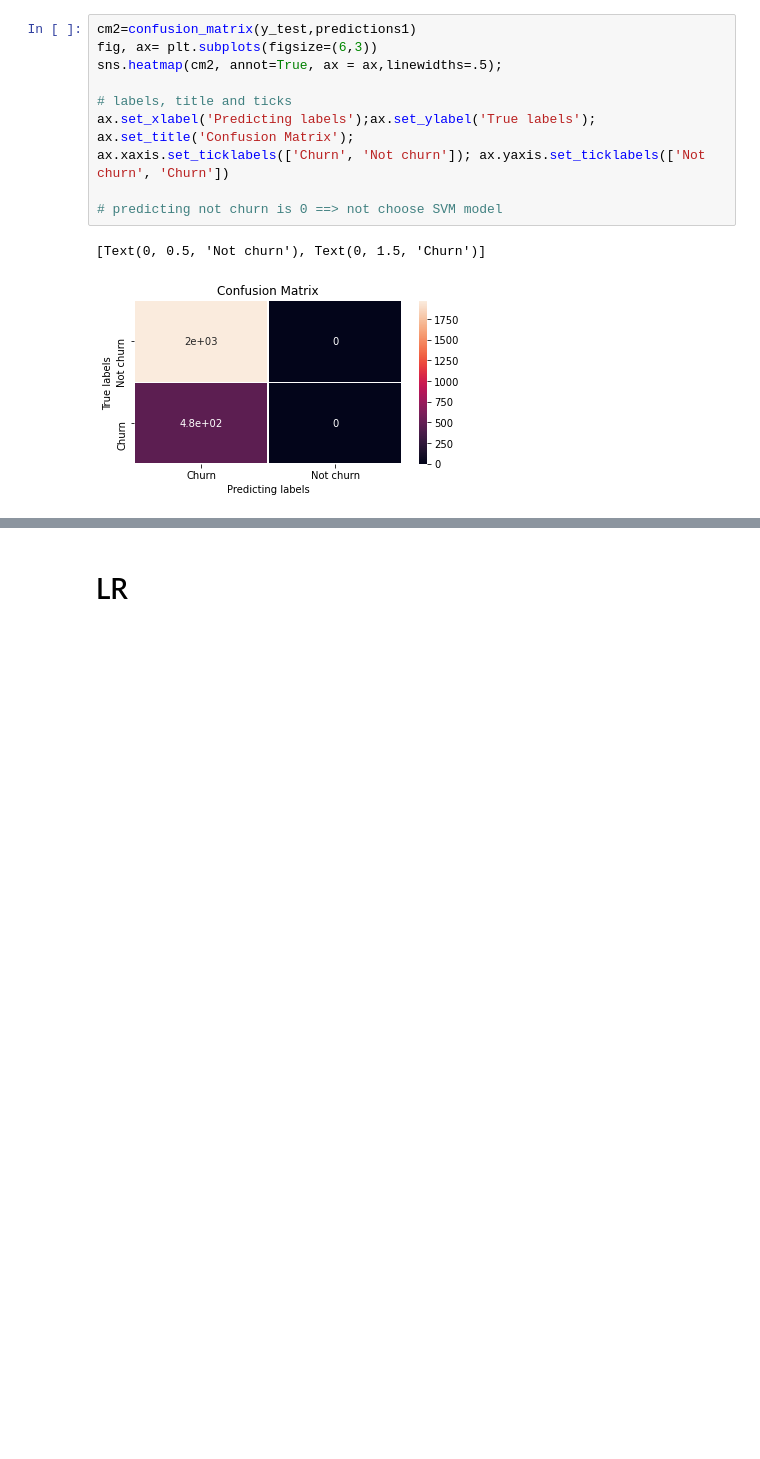
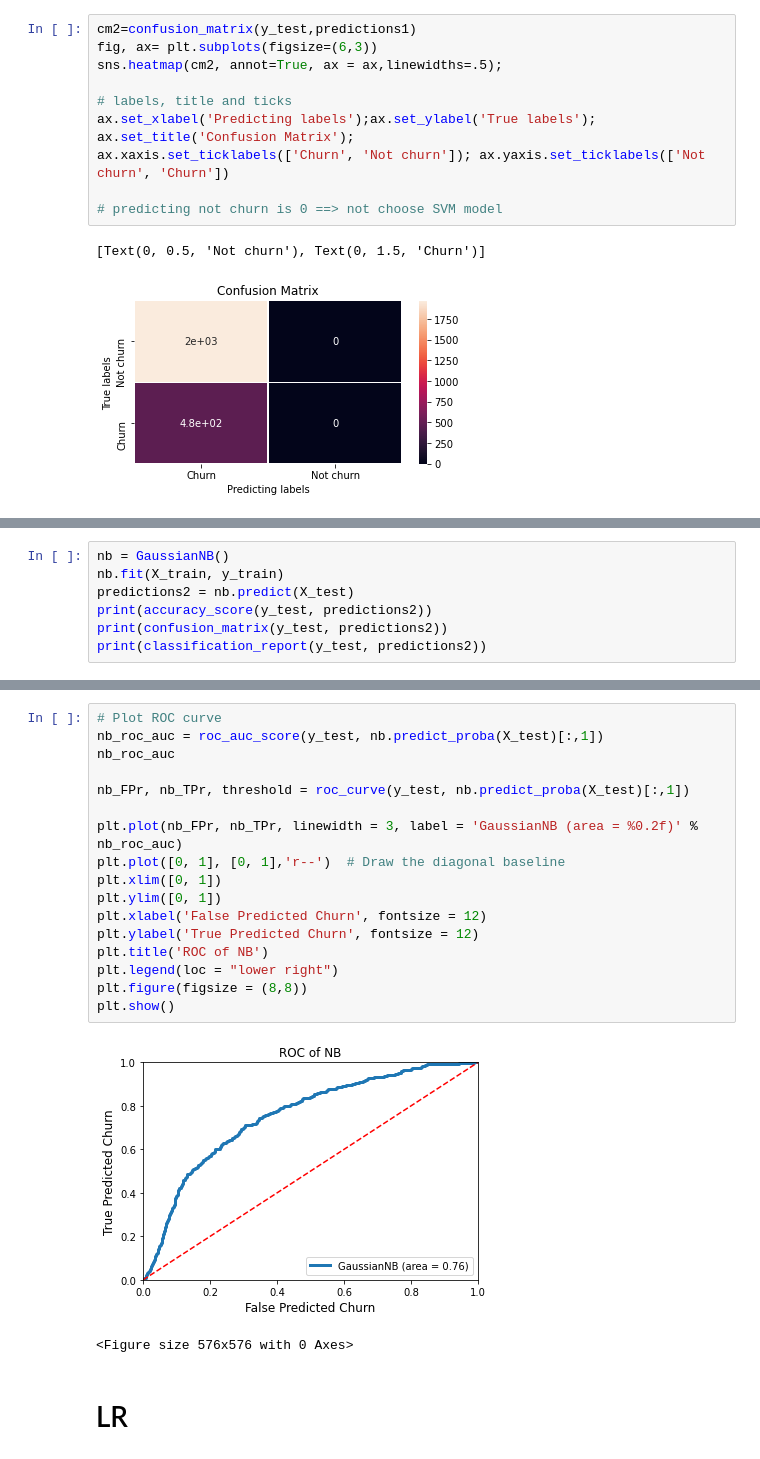
Before and after one commit to VinceTruong/Churn_Modelling, a Jupyter notebook: Anh Ngo.ipynb, the cells around one changed output, grey strips where cells are left out. Drawn from its saved outputs; the diff is of its cells as text; blank space fills up the shorter version.

```diff
--- a/Anh Ngo.ipynb
+++ b/Anh Ngo.ipynb
@@ -357,0 +360,7 @@ ax.xaxis.set_ticklabels(['Churn', 'Not churn']); ax.yaxis.set_ticklabels(['Not c
+# %%
+nb = GaussianNB()
+nb.fit(X_train, y_train)
+predictions2 = nb.predict(X_test)
+print(accuracy_score(y_test, predictions2))
+print(confusion_matrix(y_test, predictions2))
+print(classification_report(y_test, predictions2))
@@ -358,3 +391,23 @@ ax.xaxis.set_ticklabels(['Churn', 'Not churn']); ax.yaxis.set_ticklabels(['Not c
+# %%
+# Plot ROC curve
+nb_roc_auc = roc_auc_score(y_test, nb.predict_proba(X_test)[:,1])
+nb_roc_auc
+
+nb_FPr, nb_TPr, threshold = roc_curve(y_test, nb.predict_proba(X_test)[:,1])
+
+plt.plot(nb_FPr, nb_TPr, linewidth = 3, label = 'GaussianNB (area = %0.2f)' % nb_roc_auc)
+plt.plot([0, 1], [0, 1],'r--')  # Draw the diagonal baseline
+plt.xlim([0, 1])
+plt.ylim([0, 1])
+plt.xlabel('False Predicted Churn', fontsize = 12)
+plt.ylabel('True Predicted Churn', fontsize = 12)
+plt.title('ROC of NB')
+plt.legend(loc = "lower right")
+plt.figure(figsize = (8,8))
+plt.show()
+# %% [output]
+[figure, added]
+<Figure size 576x576 with 0 Axes>
 # %% [markdown]
 # LR
 # %%
```
Also changed, not shown: parts of 13 cells of this notebook.
